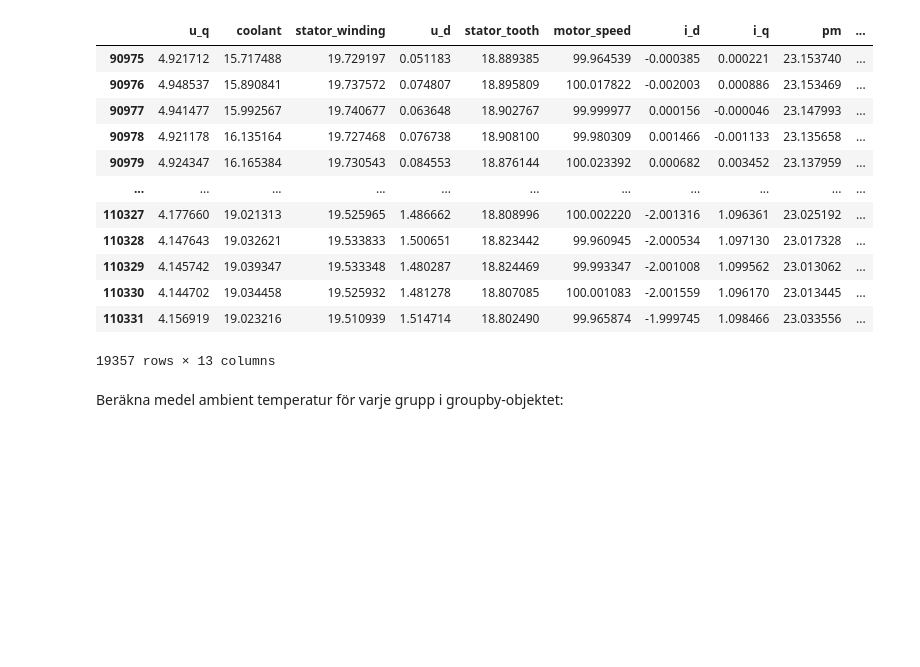
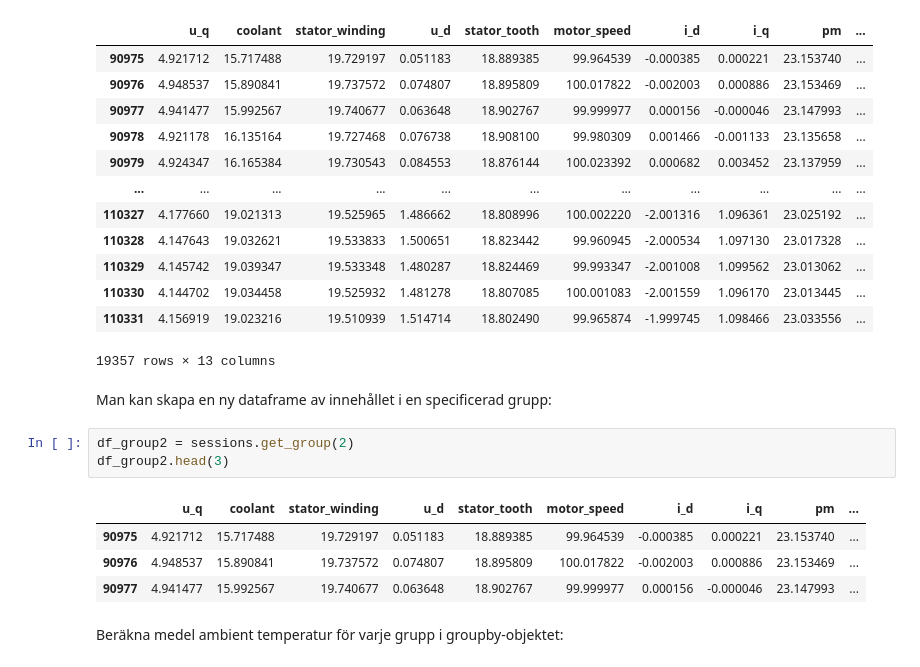
Before and after one commit to dancla240/Python-General-Learn, a Jupyter notebook: pandas_practice.ipynb, the cells around one changed output. Saved outputs shown, nothing was run; the diff lists cells and outputs as text; blank space fills up the shorter version.

```diff
--- a/pandas_practice.ipynb
+++ b/pandas_practice.ipynb
@@ -129,6 +139,16 @@ sessions.get_group(2)
 | 110330 | 4.144702 | 19.034458 | 19.525932 | 1.481278 | 18.807085 | 100.001083 | -2.001559 | 1.096170 | 23.013445 | ... |
 | 110331 | 4.156919 | 19.023216 | 19.510939 | 1.514714 | 18.802490 | 99.965874 | -1.999745 | 1.098466 | 23.033556 | ... |
 19357 rows × 13 columns
+# %% [markdown]
+Man kan skapa en ny dataframe av innehållet i en specificerad grupp:
+# %%
+df_group2 = sessions.get_group(2)
+df_group2.head(3)
+# %% [output]
+|  | u_q | coolant | stator_winding | u_d | stator_tooth | motor_speed | i_d | i_q | pm | ... |
+| 90975 | 4.921712 | 15.717488 | 19.729197 | 0.051183 | 18.889385 | 99.964539 | -0.000385 | 0.000221 | 23.153740 | ... |
+| 90976 | 4.948537 | 15.890841 | 19.737572 | 0.074807 | 18.895809 | 100.017822 | -0.002003 | 0.000886 | 23.153469 | ... |
+| 90977 | 4.941477 | 15.992567 | 19.740677 | 0.063648 | 18.902767 | 99.999977 | 0.000156 | -0.000046 | 23.147993 | ... |
 # %% [markdown]
 Beräkna medel ambient temperatur för varje grupp i groupby-objektet:
 # %%
```
Also changed, not shown: parts of 2 cells of this notebook.
